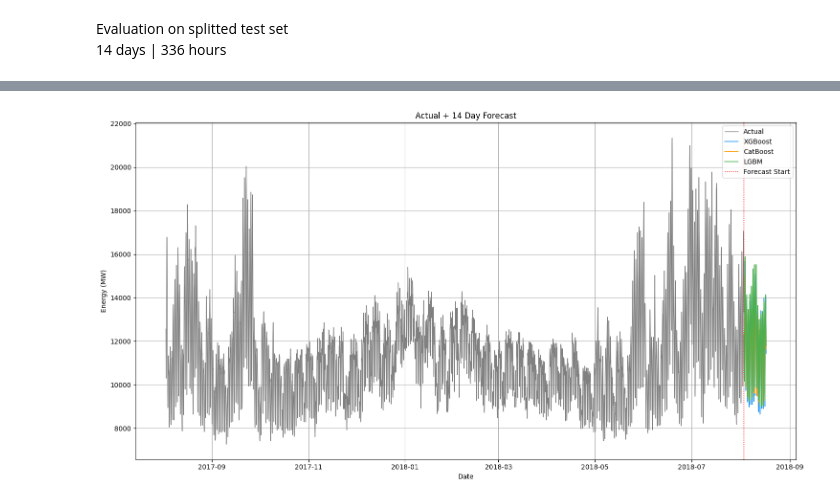
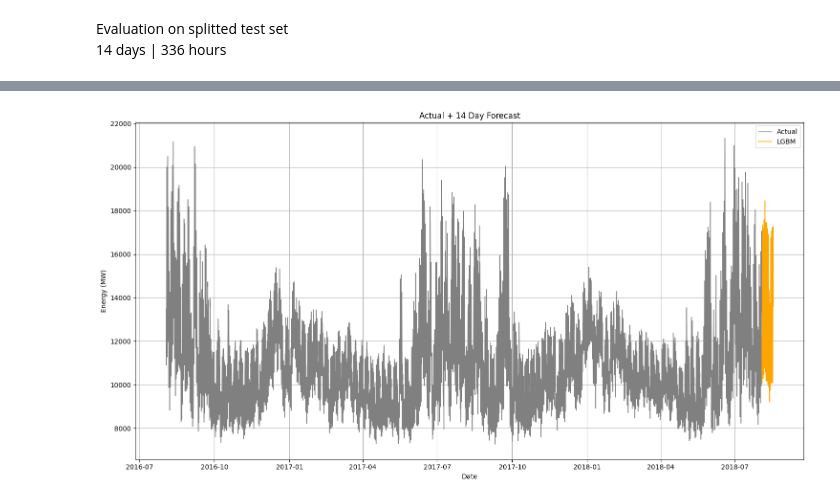
Before and after one commit to Nye1nChanSoe/time-series-analysis, a Jupyter notebook: electricity-consumption/commonwealth_edison_ml.ipynb, the cells around one changed output, grey strips where cells are left out. Saved outputs shown, nothing was run; the diff lists cells and outputs as text; code cells hidden in the pictures.

```diff
--- a/electricity-consumption/commonwealth_edison_ml.ipynb
+++ b/electricity-consumption/commonwealth_edison_ml.ipynb
@@ -150,15 +189,12 @@ List of features that will be added
 df['hour'] = df['ds'].dt.hour
 df['dayofweek'] = df['ds'].dt.day_of_week
 df['month'] = df['ds'].dt.month
-df['is_weekend'] = (df['ds'].dt.day_of_week >= 5).astype(int)
 
 cal = USFederalHolidayCalendar()
 us_holidays = cal.holidays(start=df['ds'].min(), end=df['ds'].max())
 ds_norm = df['ds'].dt.normalize()
 
 df['is_holiday'] = ds_norm.isin(us_holidays).astype(int)
-df['is_day_before_holiday'] = ds_norm.isin(us_holidays - pd.Timedelta(days=1)).astype(int)
-df['is_day_after_holiday']  = ds_norm.isin(us_holidays + pd.Timedelta(days=1)).astype(int)
 # %%
 # fourier harmonics for annual cycle
 day_of_year = df['ds'].dt.dayofyear
@@ -175,8 +211,8 @@ train_ml = df_clean.iloc[:-test_size]
 test_ml  = df_clean.iloc[-test_size:]
 # %%
 exogeneous_features = [
-    'hour', 'dayofweek', 'month', 'is_weekend',
-    'is_holiday', 'is_day_before_holiday', 'is_day_after_holiday',
+    'hour', 'dayofweek', 'month',
+    'is_holiday',
     'sin_annual_1', 'cos_annual_1',
     'sin_annual_2', 'cos_annual_2',
     'sin_annual_3', 'cos_annual_3',
@@ -186,13 +222,16 @@ mlf = MLForecast(
     models={
         'xgboost': XGBRegressor(n_estimators=500, learning_rate=0.01, verbosity=0),
         'catboost': CatBoostRegressor(iterations=500, learning_rate=0.01, verbose=0, loss_function='RMSE'),
-        'lgbm': LGBMRegressor(n_estimators=500, learning_rate=0.01, verbose=0),
+        # fit with linear tree for lgbm for extrapolation
+        'lgbm': LGBMRegressor(n_estimators=500, learning_rate=0.01, verbose=0, linear_tree=True),
     },
     freq='h',
     lags=[1, 2, 24, 48, 168, 336],
     lag_transforms={
-        24: [(rolling_mean, 24), (rolling_std, 24)],
-        168: [(rolling_mean, 168), (rolling_std, 168)],
+        # mlforecast will update them recursively at prediction steps
+        1: [residual_24, residual_168, residual_168_24],
+        24: [(rolling_mean, 24), (rolling_std, 24), (rolling_max, 24), (rolling_min, 24)],
+        168: [(rolling_mean, 168), (rolling_std, 168), (rolling_max, 168), (rolling_min, 168)],
     },
 )
 
@@ -332,15 +493,15 @@ Actual Inference 2weeks
 # %%
 mlf_final = MLForecast(
     models={
-        'xgboost' : XGBRegressor(n_estimators=500, learning_rate=0.01, verbosity=0),
-        'catboost': CatBoostRegressor(iterations=500, learning_rate=0.01, verbose=0, loss_function='RMSE'),
-        'lgbm'    : LGBMRegressor(n_estimators=500, learning_rate=0.01, verbose=0),
+        'lgbm': LGBMRegressor(n_estimators=500, learning_rate=0.01, verbose=0, linear_tree=True),
     },
     freq='h',
     lags=[1, 2, 24, 48, 168, 336],
     lag_transforms={
-        24:  [(rolling_mean, 24),  (rolling_std, 24)],
-        168: [(rolling_mean, 168), (rolling_std, 168)],
+        # mlforecast will update them recursively at prediction steps
+        1: [residual_24, residual_168, residual_168_24],
+        24: [(rolling_mean, 24), (rolling_std, 24), (rolling_max, 24), (rolling_min, 24)],
+        168: [(rolling_mean, 168), (rolling_std, 168), (rolling_max, 168), (rolling_min, 168)],
     },
 )
 
@@ -360,13 +521,10 @@ future_exog = pd.DataFrame({'unique_id': 'comed_hourly', 'ds': future_ds})
 future_exog['hour']       = future_exog['ds'].dt.hour
 future_exog['dayofweek']  = future_exog['ds'].dt.dayofweek
 future_exog['month']      = future_exog['ds'].dt.month
-future_exog['is_weekend'] = (future_exog['dayofweek'] >= 5).astype(int)
 
 us_holidays_future = cal.holidays(start=future_exog['ds'].min(), end=future_exog['ds'].max())
 ds_norm_future     = future_exog['ds'].dt.normalize()
 future_exog['is_holiday']            = ds_norm_future.isin(us_holidays_future).astype(int)
-future_exog['is_day_before_holiday'] = ds_norm_future.isin(us_holidays_future - pd.Timedelta(days=1)).astype(int)
-future_exog['is_day_after_holiday']  = ds_norm_future.isin(us_holidays_future + pd.Timedelta(days=1)).astype(int)
 
 doy = future_exog['ds'].dt.dayofyear
 for k in range(1, 4):
@@ -396,20 +554,17 @@ future_preds
 # %%
 fig, ax = plt.subplots(figsize=(15, 8))
 
 # last 1 year of
-context = df_clean.iloc[-24*365:]
+zoom = df_clean.iloc[-24*365*2:]
 
-ax.plot(context['ds'], context['y'], color='gray', linewidth=1, label='Actual')
-ax.plot(future_preds['ds'], future_preds['xgboost'],  color='#2196F3', linewidth=1.2, linestyle='-', label='XGBoost')
-ax.plot(future_preds['ds'], future_preds['catboost'], color='#FF9800', linewidth=1.2, linestyle='-', label='CatBoost')
-ax.plot(future_preds['ds'], future_preds['lgbm'],     color='#4CAF50', linewidth=1.2, linestyle='-', label='LGBM')
+ax.plot(zoom['ds'], zoom['y'], color='gray', linewidth=1, label='Actual')
+ax.plot(future_preds['ds'], future_preds['lgbm'], color='#ffA500', linewidth=1.2, linestyle='-', label='LGBM')
 
-ax.axvline(x=df_clean['ds'].max(), color='red', linestyle=':', linewidth=1.2, label='Forecast Start')
 ax.set_title('Actual + 14 Day Forecast')
 ax.set_xlabel('Date')
 ax.set_ylabel('Energy (MW)')
 ax.legend(loc='upper right')
 plt.tight_layout()
 plt.show()
 # %% [output]
-[figure, old version]
+[figure, new version]
```
Also changed, not shown: parts of 26 cells of this notebook, 7 other files.
